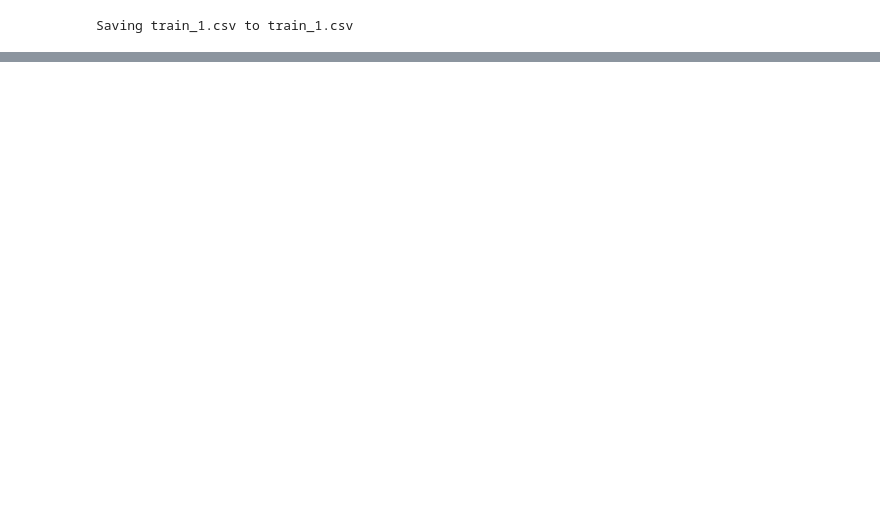
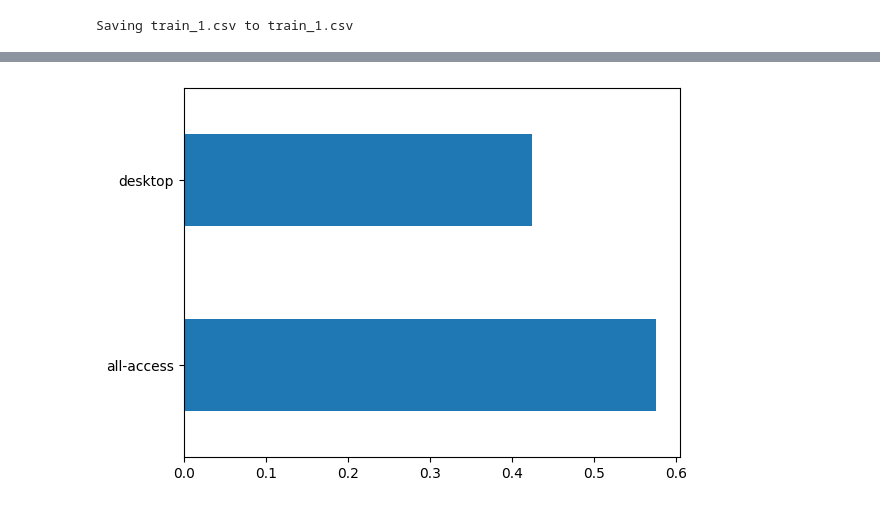
Before and after one commit to pkmariya/Scaler01, a Jupyter notebook: AdEaseTimeSeries_CaseStudy_Mariya_DSML.ipynb, the cells around one changed output, grey strips where cells are left out. Drawn from its saved outputs; the diff is of its cells as text; code cells hidden in the pictures; blank space fills up the shorter version.

```diff
--- a/AdEaseTimeSeries_CaseStudy_Mariya_DSML.ipynb
+++ b/AdEaseTimeSeries_CaseStudy_Mariya_DSML.ipynb
@@ -73,0 +175,2 @@ data_df.describe()
+# %%
+data_df.dropna(inplace=True)
@@ -73,0 +188,5 @@ data_df.describe()
+# %%
+data_df['access_type'].value_counts(normalize=True).plot(kind='barh')
+plt.show()
+# %% [output]
+[figure, added]
```
Also changed, not shown: parts of 37 cells of this notebook.
